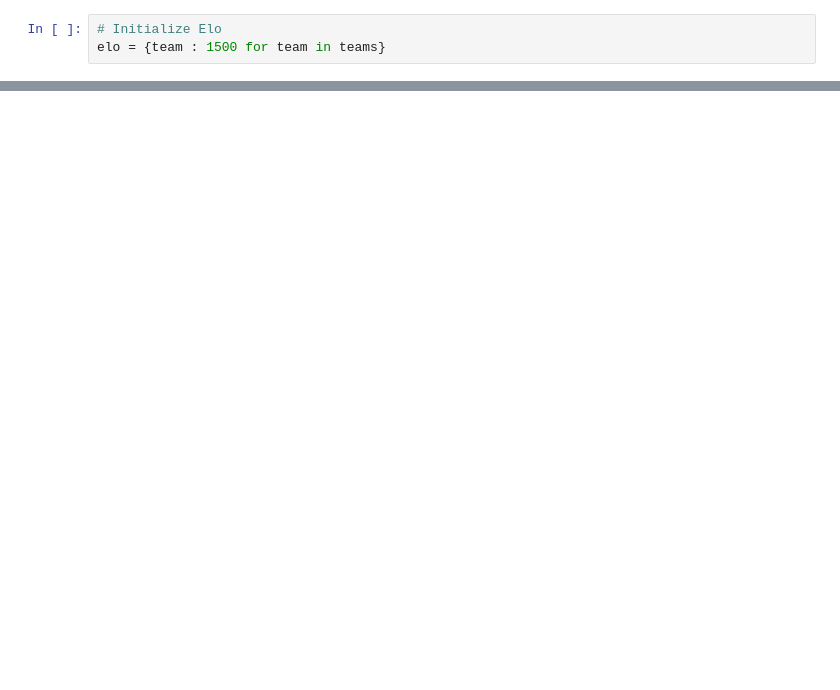
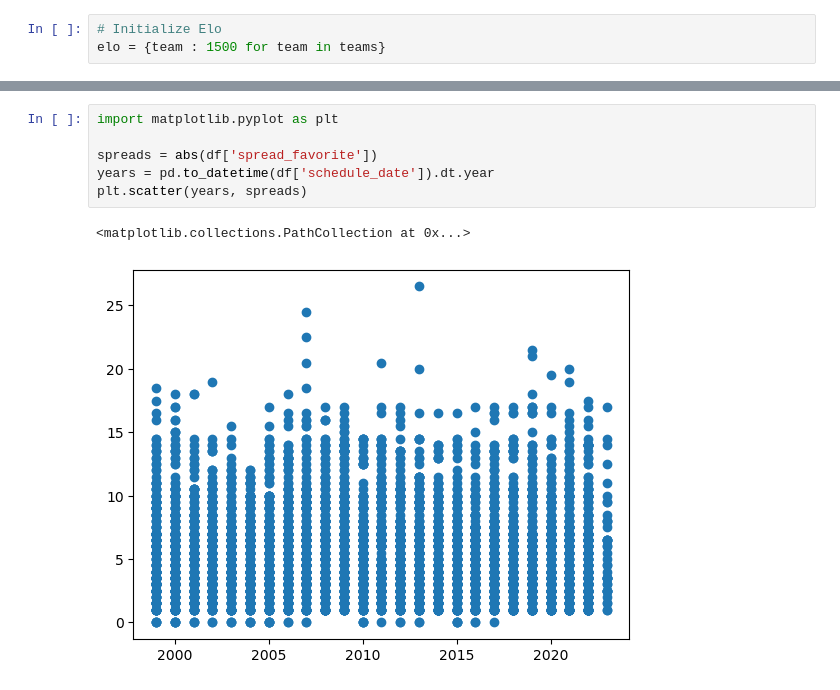
Before and after one commit to josh-bone/NFL_Elo, a Jupyter notebook: example.ipynb, the cells around one changed output, grey strips where cells are left out. Saved outputs shown, nothing was run; the diff lists cells and outputs as text; blank space fills up the shorter version.

```diff
--- a/example.ipynb
+++ b/example.ipynb
@@ -97,0 +53,9 @@ Mov Multiplier = \ln{(Winner Point Diff+1)} \times \frac{2.2}{Winner Elo Diff \t
+# %%
+import matplotlib.pyplot as plt
+
+spreads = abs(df['spread_favorite'])
+years = pd.to_datetime(df['schedule_date']).dt.year
+plt.scatter(years, spreads)
+# %% [output]
+<matplotlib.collections.PathCollection at 0x...>
+[figure, added]
```
Also changed, not shown: parts of 9 cells of this notebook.
